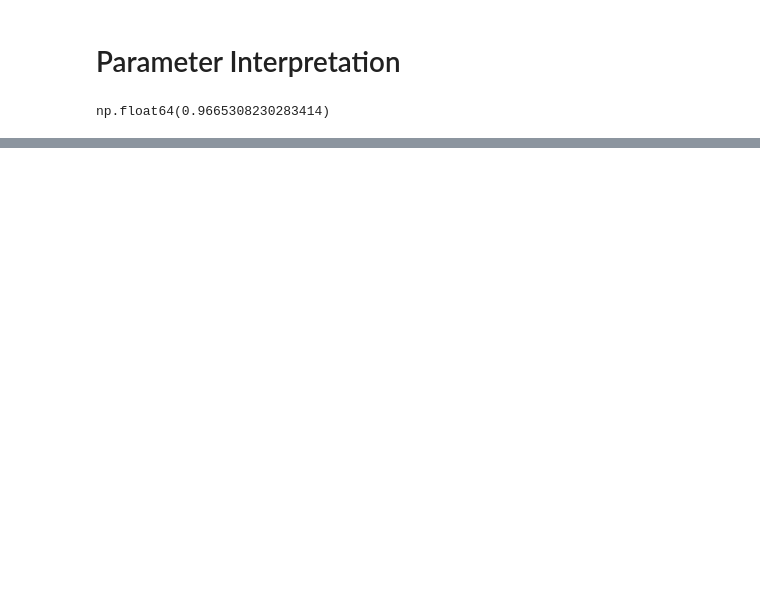
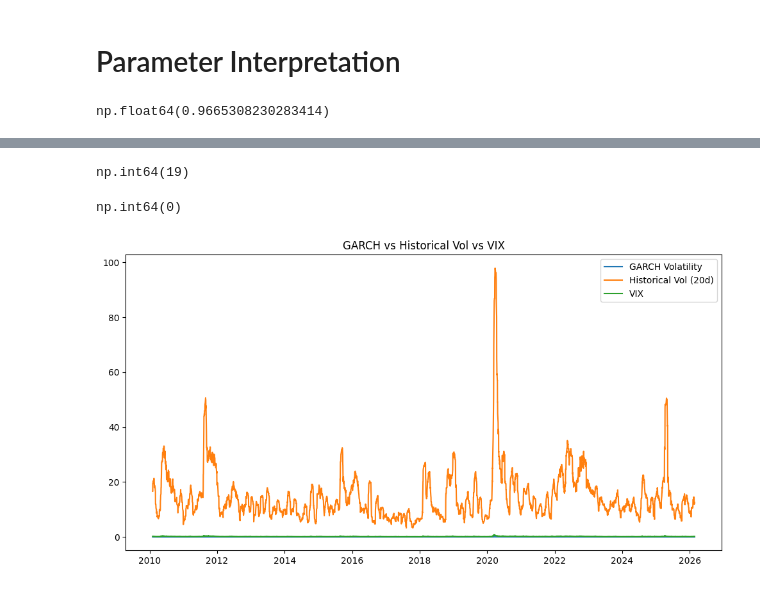
Before and after one commit to akhyear/GARCHVolatilityProject, a Jupyter notebook: notebooks/04_garch_modeling_with_arch.ipynb, the cells around one changed output, grey strips where cells are left out. Saved outputs shown, nothing was run; the diff lists cells and outputs as text; code cells hidden in the pictures; blank space fills up the shorter version.

Commit message:
fix: HV_20_Annualized null value

```diff
--- a/notebooks/04_garch_modeling_with_arch.ipynb
+++ b/notebooks/04_garch_modeling_with_arch.ipynb
@@ -28,7 +28,7 @@ Data columns (total 4 columns):
 dtypes: float64(3), str(1)
 memory usage: 126.9 KB
 # %%
-df["Date"] = pd.to_datetime(df.index)
+df["Date"] = pd.to_datetime(df["Date"])
 df.info()
 # %% [output]
 <class 'pandas.DataFrame'>
@@ -96,3 +96,5 @@ alpha_beta_sum
 np.float64(0.9665308230283414)
 # %%
 # Volatility shocks decay slowly.
+# %%
+df.loc[returns.index, "GARCH_Vol"] = garch_result.conditional_volatility / 100
@@ -98,0 +116,2 @@ np.float64(0.9665308230283414)
+# %%
+df["HV_20_Annualized"] = returns.rolling(20).std() * np.sqrt(252)
@@ -98,0 +134,21 @@ np.float64(0.9665308230283414)
+# %%
+df["HV_20_Annualized"].isnull().sum()
+# %% [output]
+np.int64(19)
+# %%
+df.dropna(inplace=True)
+# %%
+df["HV_20_Annualized"].isnull().sum()
+# %% [output]
+np.int64(0)
+# %%
+plt.figure(figsize=(12,6))
+plt.plot(df["Date"], df["GARCH_Vol"], label="GARCH Volatility")
+plt.plot(df["Date"], df["HV_20_Annualized"], label="Historical Vol (20d)")
+plt.plot(df["Date"], df["VIX_Close"]/100, label="VIX")
+
+plt.legend()
+plt.title("GARCH vs Historical Vol vs VIX")
+plt.show()
+# %% [output]
+[figure, added]
```
Also changed, not shown: parts of 4 cells of this notebook.
